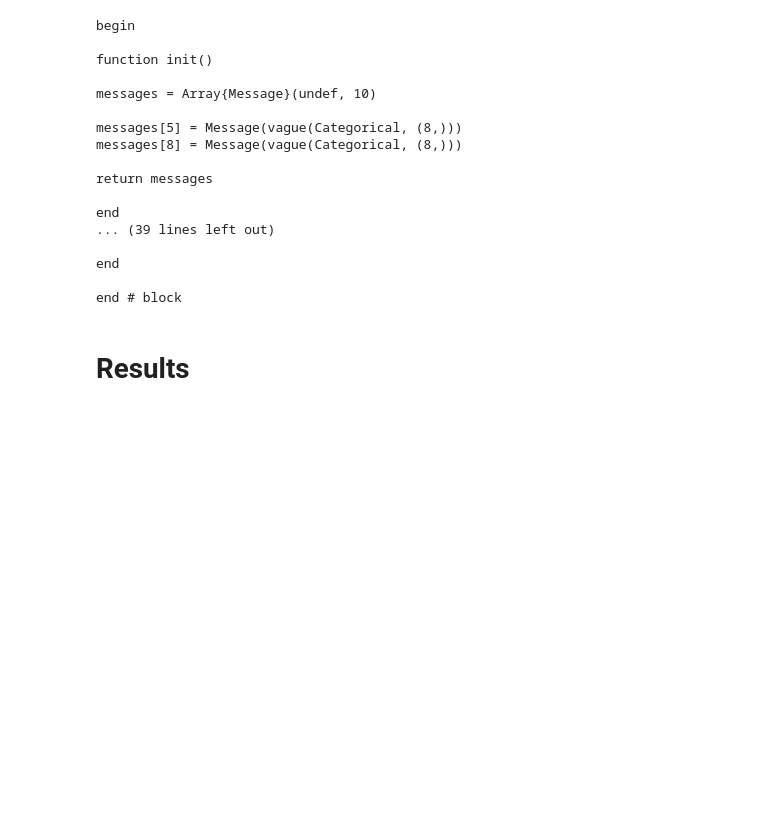
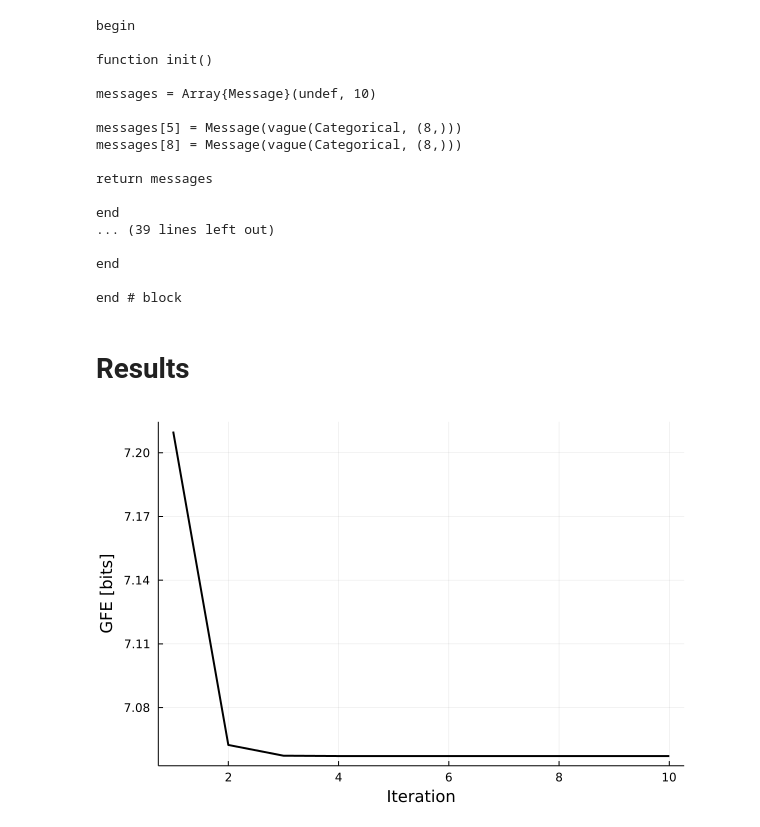
Before and after one commit to biaslab/LAIF, a Jupyter notebook: src/FLSimulations/T-maze_planning_GBFE.ipynb, the cells around one changed output. Saved outputs shown, nothing was run; the diff lists cells and outputs as text; code cells hidden in the pictures; blank space fills up the shorter version.

```diff
--- a/src/FLSimulations/T-maze_planning_GBFE.ipynb
+++ b/src/FLSimulations/T-maze_planning_GBFE.ipynb
@@ -77,29 +78,33 @@ include("agent.jl")
 include("helpers.jl")
 
 (A, B, C, D) = constructABCD(α, c)
+C_t = [ones(16)./16, C] # Goal prior
 ;
 # %%
 # Single policy
 pi = [4, 2]
 
 n_its = 10
 G = zeros(n_its)
 
 data = Dict(:u       => [B[pi[1]], B[pi[2]]],
             :A       => A,
-            :C       => [C, C],
+            :C       => C_t,
             :D_t_min => D)
 
 marginals = Dict{Symbol, ProbabilityDistribution}(
-    :x_1 => ProbabilityDistribution(Univariate, Categorical, p=ones(8)./8),
-    :x_2 => ProbabilityDistribution(Univariate, Categorical, p=ones(8)./8))
+    :x_1 => ProbabilityDistribution(Univariate, Categorical, p=asym(8)),
+    :x_2 => ProbabilityDistribution(Univariate, Categorical, p=asym(8)))
 
 messages = init()
 
 for k=1:n_its
     step!(data, marginals, messages)
     G[k] = freeEnergy(data, marginals)
 end
 
 G = G./log(2) # Convert to bits
-;
+
+plot(1:n_its, G, color=:black, grid=true, linewidth=2, legend=false, xlabel="Iteration", ylabel="GFE [bits]")
+# %% [output]
+[figure, added]
```
Also changed, not shown: parts of 3 cells of this notebook, 16 other files.
